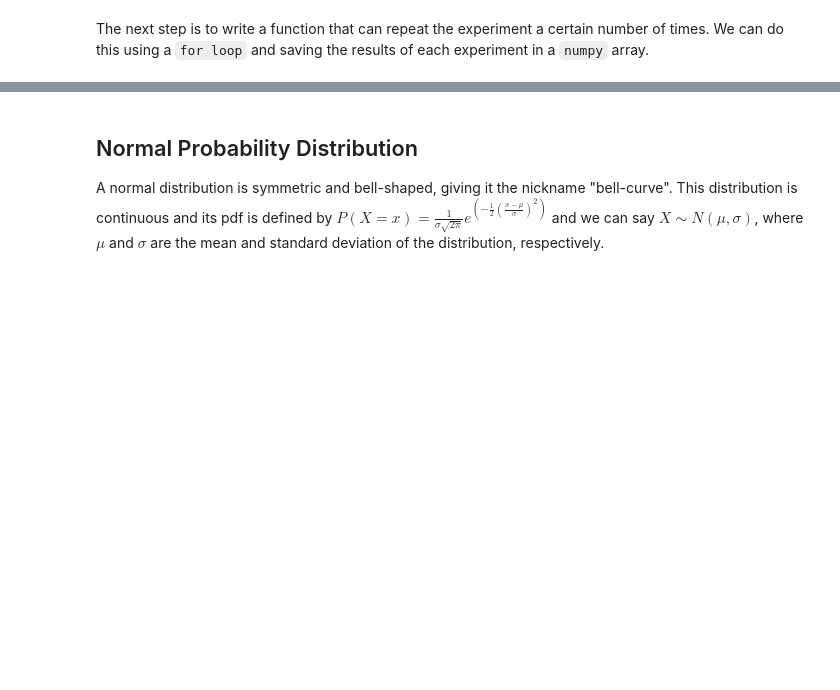
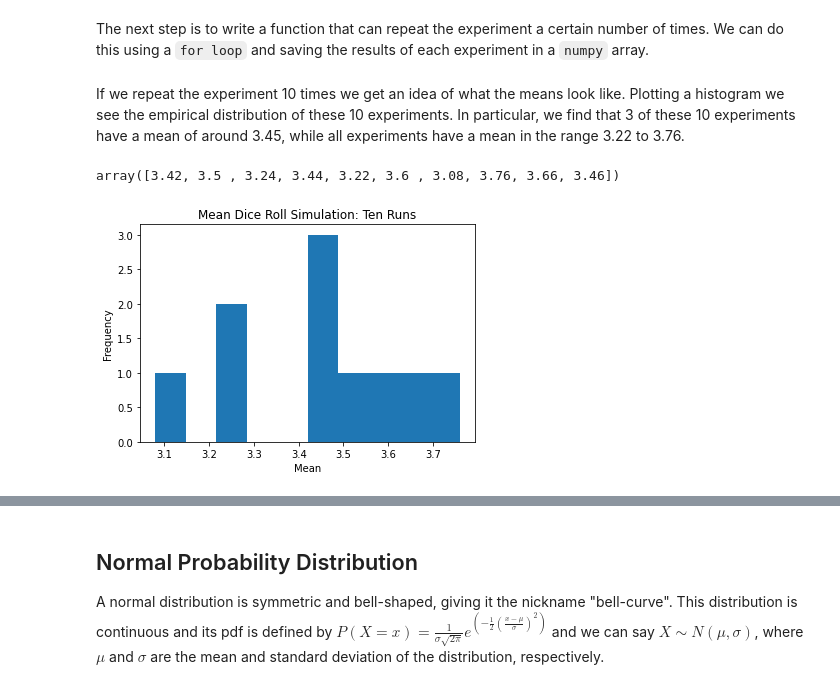
Before and after one commit to uchicago-dsi/textbook-datascience-1, a Jupyter notebook: textbook/12/2/normal.ipynb, the cells around one changed output, grey strips where cells are left out. Saved outputs shown, nothing was run; the diff lists cells and outputs as text; code cells hidden in the pictures; blank space fills up the shorter version.

```diff
--- a/textbook/12/2/normal.ipynb
+++ b/textbook/12/2/normal.ipynb
@@ -28,4 +29,19 @@ def face_mean_sim(nsim):
     for i in np.arange(nsim):
         means = np.append(means, np.mean(die.sample(50, replace=True)))
     return means
+# %% [markdown]
+If we repeat the experiment 10 times we get an idea of what the means look like. Plotting a histogram we see the empirical distribution of these 10 experiments. In particular, we find that 3 of these 10 experiments have a mean of around 3.45, while all experiments have a mean in the range 3.22 to 3.76.
+# %%
+ten_runs = face_mean_sim(10)
+ten_runs
+# %% [output]
+array([3.42, 3.5 , 3.24, 3.44, 3.22, 3.6 , 3.08, 3.76, 3.66, 3.46])
+# %%
+plt.hist(ten_runs);
+plt.xlabel('Mean')
+plt.ylabel('Frequency')
+plt.title('Mean Dice Roll Simulation: Ten Runs')
+plt.show()
+# %% [output]
+[figure, added]
 # %% [markdown]
```
Also changed, not shown: parts of 12 cells of this notebook, 41 other files.
